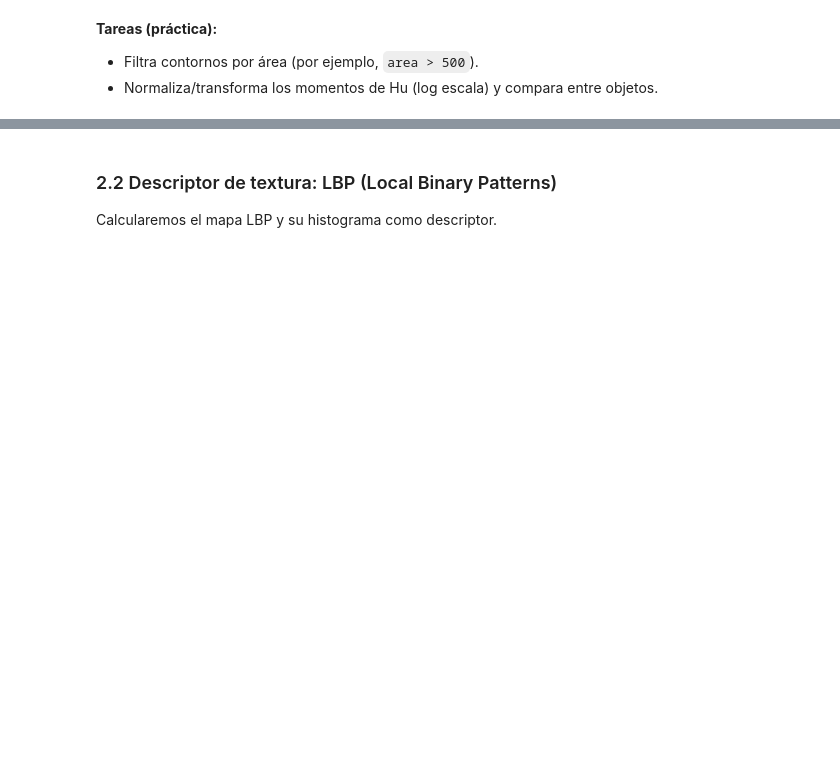
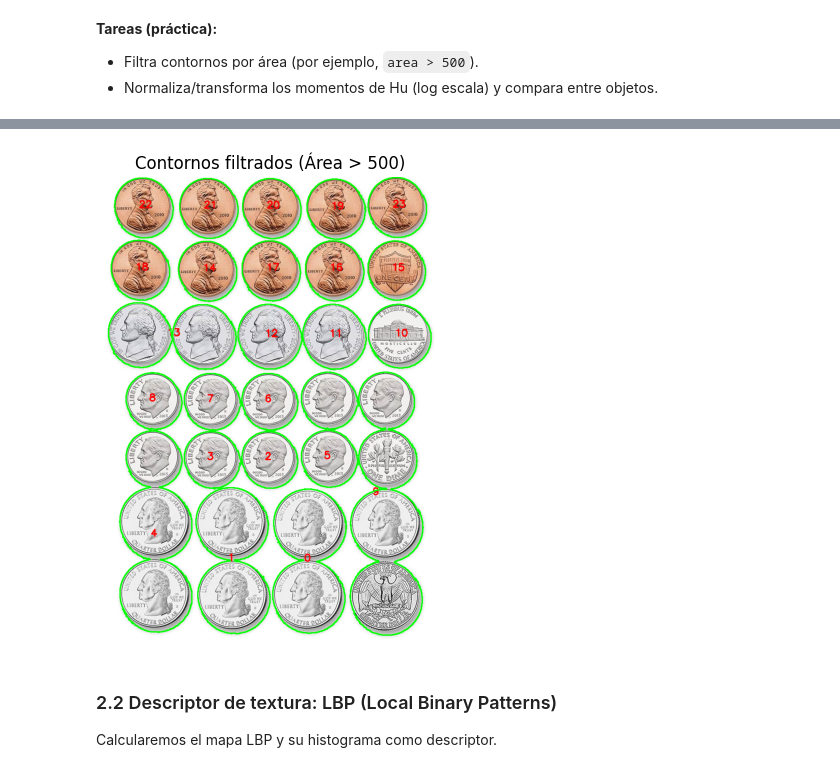
Before and after one commit to RojasG4mer/Vision-e-Inteligencia-Artificial-2026, a Jupyter notebook: Vision/vision_computacional_TareA_JFRM.ipynb, the cells around one changed output, grey strips where cells are left out. Drawn from its saved outputs; the diff is of its cells as text; code cells hidden in the pictures; blank space fills up the shorter version.

```diff
--- a/Vision/vision_computacional_TareA_JFRM.ipynb
+++ b/Vision/vision_computacional_TareA_JFRM.ipynb
@@ -137,3 +250,68 @@ HTTPError: HTTP Error 404: Not Found
 
 - Filtra contornos por área (por ejemplo, `area > 500`).
 - Normaliza/transforma los momentos de Hu (log escala) y compara entre objetos.
+# %%
+if img_color is None:
+    print('No se pudo cargar la imagen.')
+else:
+    img_gray = cv2.cvtColor(img_color, cv2.COLOR_BGR2GRAY)
+    # Usamos THRESH_BINARY_INV porque queremos los objetos blancos sobre fondo negro
+    _, img_bin = cv2.threshold(img_gray, 220, 255, cv2.THRESH_BINARY_INV)
+
+    # Encontrar contornos
+    contours, _ = cv2.findContours(img_bin, cv2.RETR_EXTERNAL, cv2.CHAIN_APPROX_SIMPLE)
+
+    out = img_color.copy()
+    print("--- Análisis de Contornos (Área > 500) ---")
+
+    # Contador para identificar los objetos que sí pasan el filtro
+    obj_idx = 0
+
+    for c in contours:
+        area = cv2.contourArea(c)
+
+        # ---------------------------------------------------------
+        # Filtrar contornos por área (> 500)
+        # ---------------------------------------------------------
+        if area > 500:
+            per = cv2.arcLength(c, True)
+
+            # Calcular momentos básicos
+            M = cv2.moments(c)
+            # Calcular momentos de Hu
+            hu = cv2.HuMoments(M).flatten()
+
+            # ---------------------------------------------------------
+            # Transformación de Momentos de Hu (escala Log)
+            # Fórmula: -1 * signo(h) * log10(abs(h))
+            # ---------------------------------------------------------
+            hu_log = []
+            for h in hu:
+                if h == 0:
+                    hu_log.append(0)
+                else:
+                    val = -1 * math.copysign(1.0, h) * math.log10(abs(h))
+                    hu_log.append(val)
+
+            # Dibujar contorno y centroide
+            if M['m00'] != 0:
+                cx = int(M['m10']/M['m00'])
+                cy = int(M['m01']/M['m00'])
+                # Dibujar el número del objeto filtrado
+                cv2.putText(out, f'{obj_idx}', (cx-10, cy), cv2.FONT_HERSHEY_SIMPLEX, 0.7, (0, 0, 255), 2)
+
+            cv2.drawContours(out, [c], -1, (0, 255, 0), 2)
+
+            # Imprimir resultados comparativos (solo los primeros 2 momentos de Hu por brevedad)
+            print(f'Objeto {obj_idx}: Área = {area:.1f} | Perímetro = {per:.1f}')
+            print(f'  Hu[0]: Original = {hu[0]:.3e}  ->  Log = {hu_log[0]:.2f}')
+            print(f'  Hu[1]: Original = {hu[1]:.3e}  ->  Log = {hu_log[1]:.2f}')
+            print('-' * 50)
+
+            obj_idx += 1
+
+    # Visualización final
+    plt.figure(figsize=(10, 6))
+    show_bgr(out, 'Contornos filtrados (Área > 500)')
+    plt.show()
+# %% [output]
@@ -140,3 +335,4 @@ HTTPError: HTTP Error 404: Not Found
+[figure, added]
 # %% [markdown]
 ### 2.2 Descriptor de textura: LBP (Local Binary Patterns)
 
```
Also changed, not shown: parts of 21 cells of this notebook, 6 other files.
